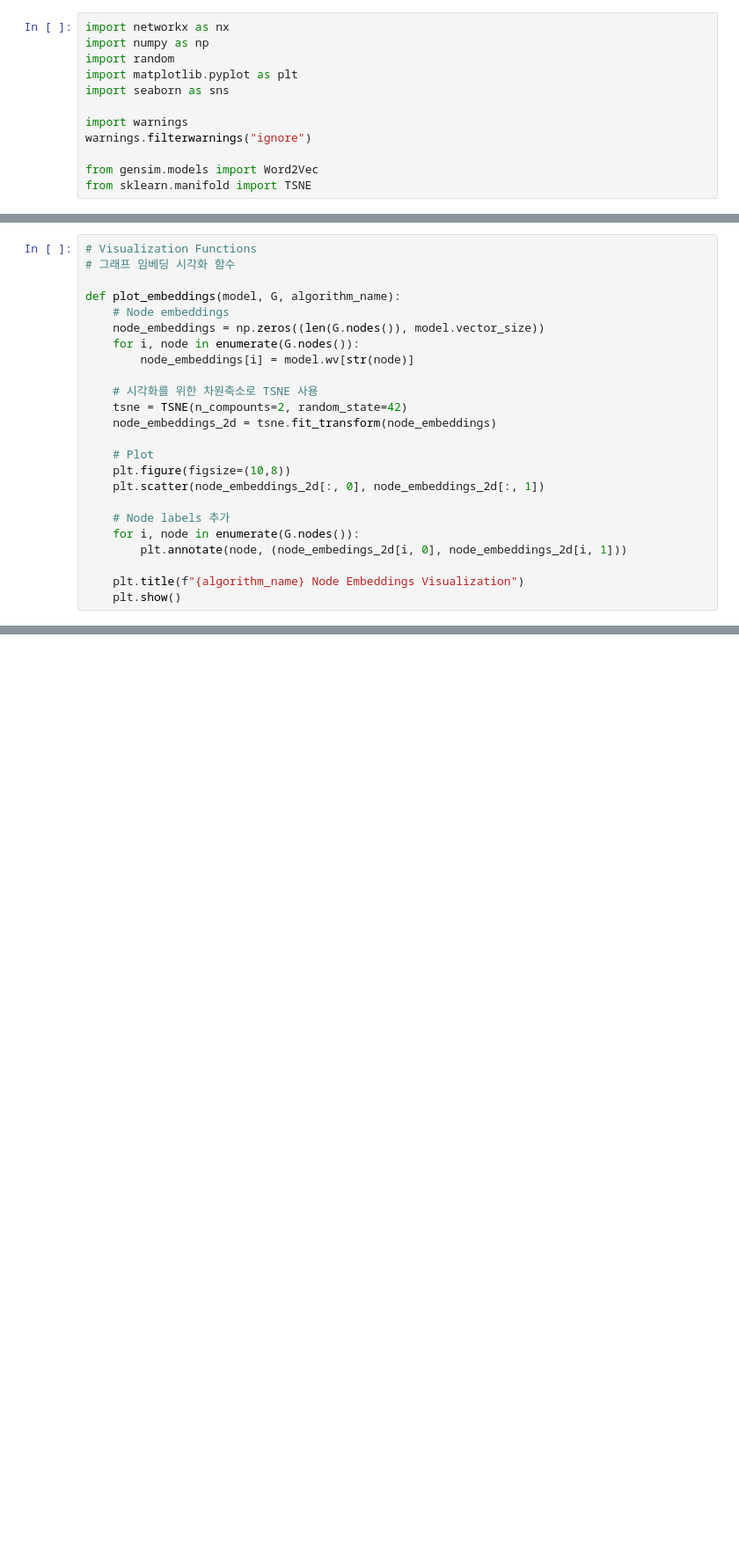
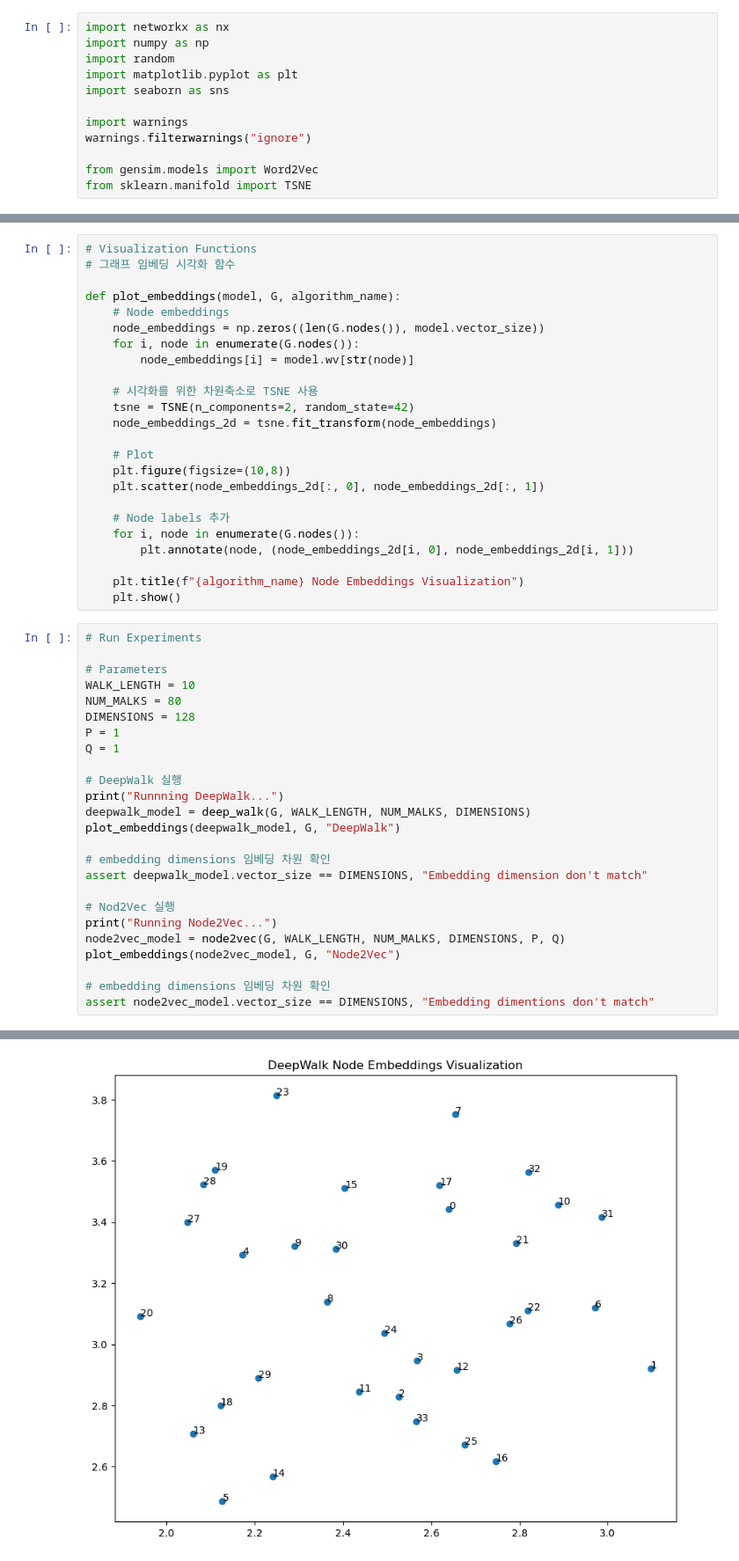
Before and after one commit to DeokhyeonYoon/GNN_Tutorial, a Jupyter notebook: Step3_Graph_Embedding.ipynb, the cells around one changed output, grey strips where cells are left out. Shown at 88% size. Cells and saved outputs as stored; diff of their text form; blank space fills up the shorter version.

```diff
--- a/Step3_Graph_Embedding.ipynb
+++ b/Step3_Graph_Embedding.ipynb
@@ -119,7 +207,7 @@ def plot_embeddings(model, G, algorithm_name):
         node_embeddings[i] = model.wv[str(node)]
 
     # 시각화를 위한 차원축소로 TSNE 사용
-    tsne = TSNE(n_compounts=2, random_state=42)
+    tsne = TSNE(n_components=2, random_state=42)
     node_embeddings_2d = tsne.fit_transform(node_embeddings)
 
     # Plot
@@ -128,7 +216,33 @@ def plot_embeddings(model, G, algorithm_name):
 
     # Node labels 추가
     for i, node in enumerate(G.nodes()):
-        plt.annotate(node, (node_embedings_2d[i, 0], node_embeddings_2d[i, 1]))
+        plt.annotate(node, (node_embeddings_2d[i, 0], node_embeddings_2d[i, 1]))
 
     plt.title(f"{algorithm_name} Node Embeddings Visualization")
     plt.show()
+# %%
+# Run Experiments
+
+# Parameters
+WALK_LENGTH = 10
+NUM_MALKS = 80
+DIMENSIONS = 128
+P = 1
+Q = 1
+
+# DeepWalk 실행
+print("Runnning DeepWalk...")
+deepwalk_model = deep_walk(G, WALK_LENGTH, NUM_MALKS, DIMENSIONS)
+plot_embeddings(deepwalk_model, G, "DeepWalk")
+
+# embedding dimensions 임베딩 차원 확인
+assert deepwalk_model.vector_size == DIMENSIONS, "Embedding dimension don't match"
+
+# Nod2Vec 실행
+print("Running Node2Vec...")
+node2vec_model = node2vec(G, WALK_LENGTH, NUM_MALKS, DIMENSIONS, P, Q)
+plot_embeddings(node2vec_model, G, "Node2Vec")
+
+# embedding dimensions 임베딩 차원 확인
+assert node2vec_model.vector_size == DIMENSIONS, "Embedding dimentions don't match"
+# %% [output]
@@ -134,0 +250 @@ def plot_embeddings(model, G, algorithm_name):
+[figure, added]
```
Also changed, not shown: parts of 18 cells of this notebook, 12 other files.
